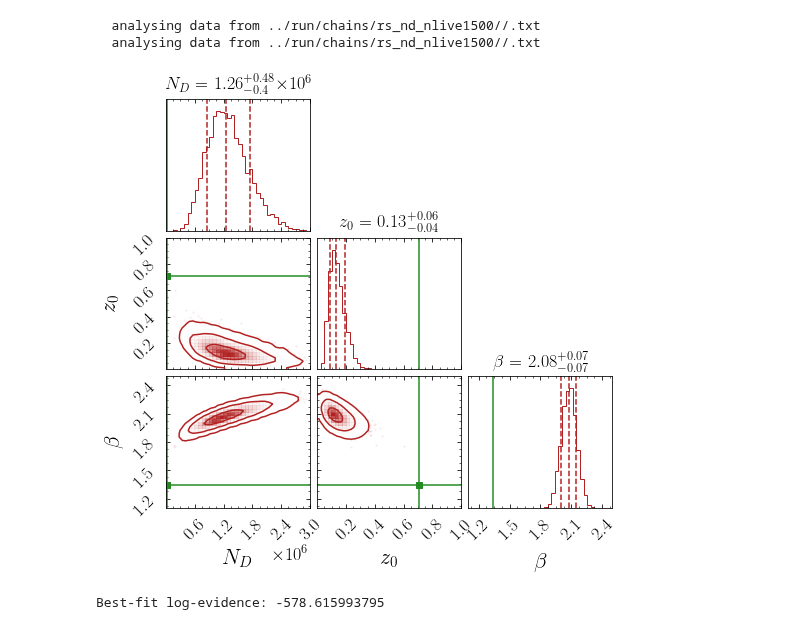
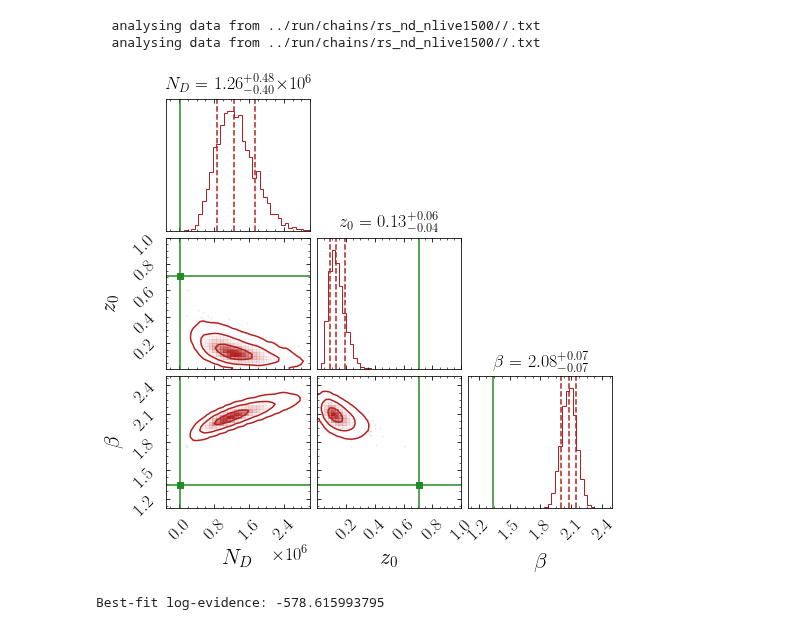
Before and after one commit to bsafdi/GCE-2FIG, a Jupyter notebook: notebooks/4_Full_Scans.ipynb, the cells around one changed output. Drawn from its saved outputs; the diff is of its cells as text; code cells hidden in the pictures.

Commit message:
Cleaned up corner formatting

```diff
--- a/notebooks/4_Full_Scans.ipynb
+++ b/notebooks/4_Full_Scans.ipynb
@@ -46,11 +46,11 @@ lge_nd_global = np.array(rs_nd.get_global_lge(chains_dir=chains_dir))
   analysing data from ../run/chains/rs_nd_nlive1500//.txt
   analysing data from ../run/chains/rs_nd_nlive1500//.txt
 # %%
-rs_nd.plot_corner(labels = ['$N_D$','$z_0$', '$\\beta$'], truths = [22500, 0.71, 1.34], param_range = [(1e2,3e6),(0,1),(1.1,2.5)],chains_dir=chains_dir)
+rs_nd.plot_corner(labels = ['$N_D$','$z_0$', '$\\beta$'], truths = [22500, 0.71, 1.34], param_range = [(-3e5,3e6),(0,1),(1.1,2.5)],chains_dir=chains_dir)
 plt.subplots_adjust(bottom = .2)
 plt.savefig("plots/rs_nd.pdf")
 # %% [output]
-[figure, old version]
+[figure, new version]
 # %%
 print "Best-fit log-evidence:",2*lge_nd
 # %% [output]
```
Also changed, not shown: parts of 7 cells of this notebook, 31 other files.
